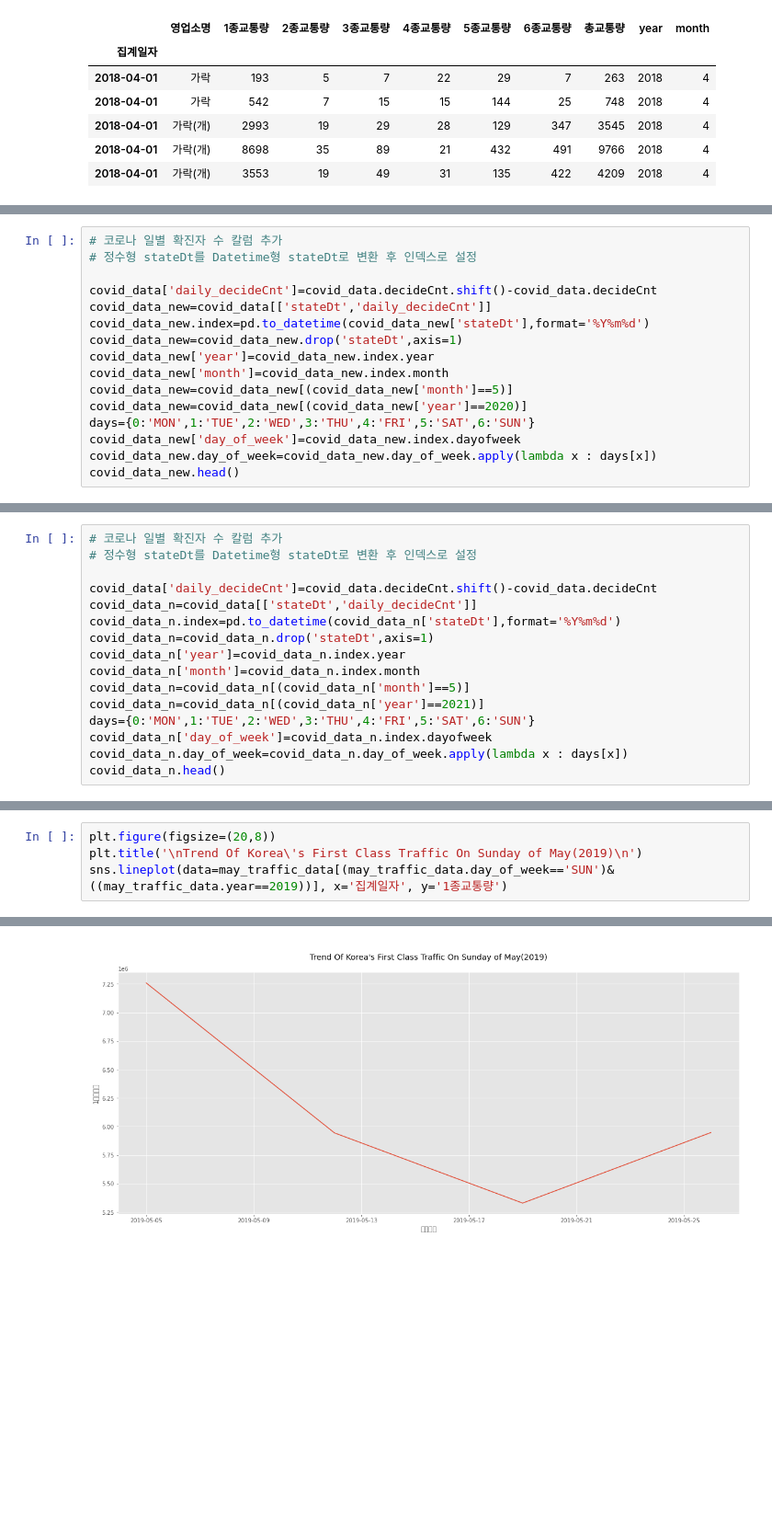
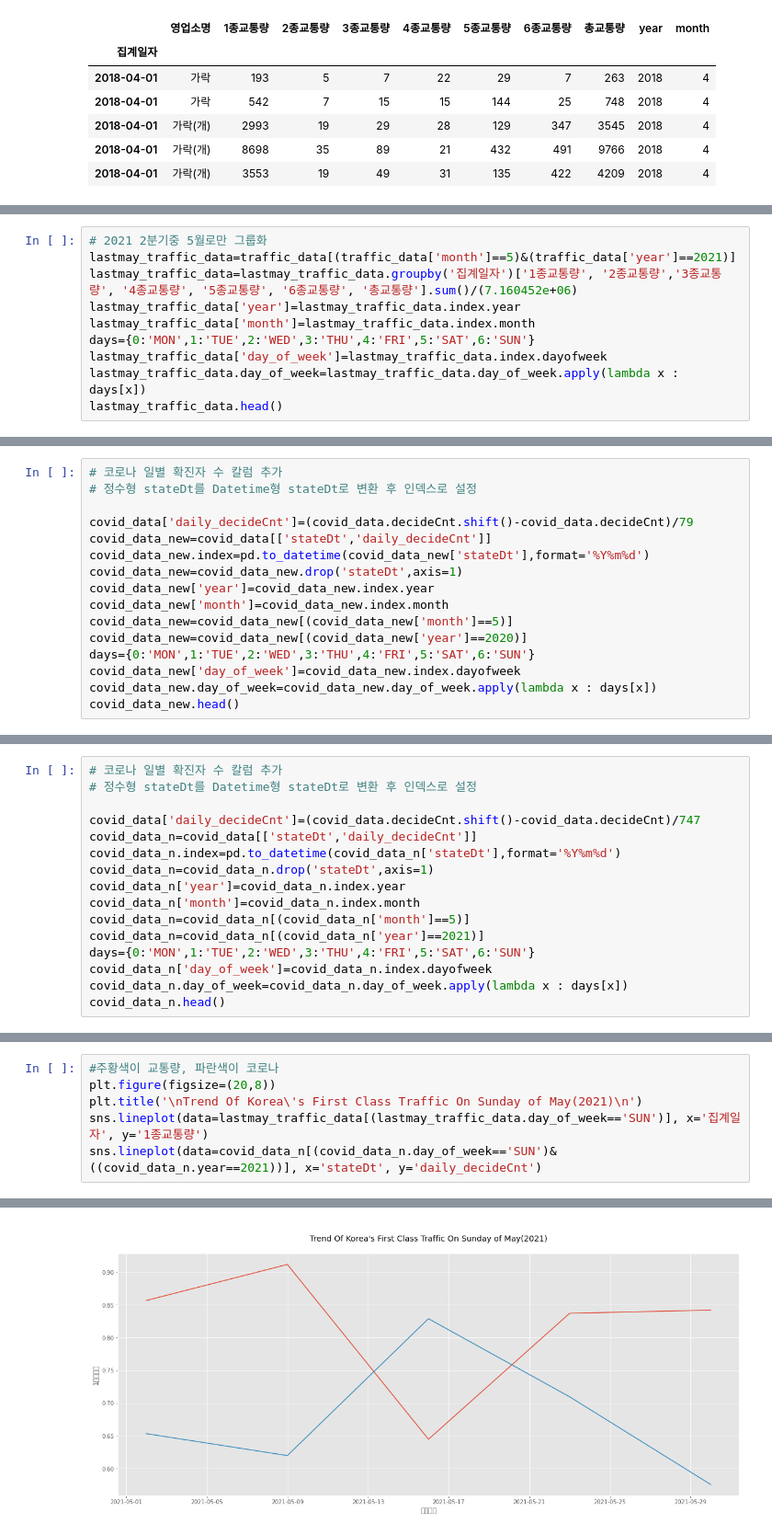
Before and after one commit to WooShangHyeon/damentor_3, a Jupyter notebook: Woo.ipynb, the cells around one changed output, grey strips where cells are left out. Shown at 92% size. Cells and saved outputs as stored; diff of their text form; blank space fills up the shorter version.

```diff
--- a/Woo.ipynb
+++ b/Woo.ipynb
@@ -86,0 +81,10 @@ sns.barplot(x='month', y='1종교통량',hue='year',data=may_traffic_data)
+# %%
+# 2021 2분기중 5월로만 그룹화
+lastmay_traffic_data=traffic_data[(traffic_data['month']==5)&(traffic_data['year']==2021)]
+lastmay_traffic_data=lastmay_traffic_data.groupby('집계일자')['1종교통량', '2종교통량','3종교통량', '4종교통량', '5종교통량', '6종교통량', '총교통량'].sum()/(7.160452e+06)
+lastmay_traffic_data['year']=lastmay_traffic_data.index.year
+lastmay_traffic_data['month']=lastmay_traffic_data.index.month
+days={0:'MON',1:'TUE',2:'WED',3:'THU',4:'FRI',5:'SAT',6:'SUN'}
+lastmay_traffic_data['day_of_week']=lastmay_traffic_data.index.dayofweek
+lastmay_traffic_data.day_of_week=lastmay_traffic_data.day_of_week.apply(lambda x : days[x])
+lastmay_traffic_data.head()
@@ -98,7 +112,7 @@ covid_data.head()
 # 코로나 일별 확진자 수 칼럼 추가
 # 정수형 stateDt를 Datetime형 stateDt로 변환 후 인덱스로 설정
 
-covid_data['daily_decideCnt']=covid_data.decideCnt.shift()-covid_data.decideCnt
+covid_data['daily_decideCnt']=(covid_data.decideCnt.shift()-covid_data.decideCnt)/79
 covid_data_new=covid_data[['stateDt','daily_decideCnt']]
 covid_data_new.index=pd.to_datetime(covid_data_new['stateDt'],format='%Y%m%d')
 covid_data_new=covid_data_new.drop('stateDt',axis=1)
@@ -122,7 +136,7 @@ covid_data_new.head()
 # 코로나 일별 확진자 수 칼럼 추가
 # 정수형 stateDt를 Datetime형 stateDt로 변환 후 인덱스로 설정
 
-covid_data['daily_decideCnt']=covid_data.decideCnt.shift()-covid_data.decideCnt
+covid_data['daily_decideCnt']=(covid_data.decideCnt.shift()-covid_data.decideCnt)/747
 covid_data_n=covid_data[['stateDt','daily_decideCnt']]
 covid_data_n.index=pd.to_datetime(covid_data_n['stateDt'],format='%Y%m%d')
 covid_data_n=covid_data_n.drop('stateDt',axis=1)
@@ -184,5 +193,7 @@ sns.lineplot(data=may_traffic_data[(may_traffic_data.day_of_week=='SUN')&((may_t
 # %%
+#주황색이 교통량, 파란색이 코로나
 plt.figure(figsize=(20,8))
-plt.title('\nTrend Of Korea\'s First Class Traffic On Sunday of May(2019)\n')
-sns.lineplot(data=may_traffic_data[(may_traffic_data.day_of_week=='SUN')&((may_traffic_data.year==2019))], x='집계일자', y='1종교통량')
+plt.title('\nTrend Of Korea\'s First Class Traffic On Sunday of May(2021)\n')
+sns.lineplot(data=lastmay_traffic_data[(lastmay_traffic_data.day_of_week=='SUN')], x='집계일자', y='1종교통량')
+sns.lineplot(data=covid_data_n[(covid_data_n.day_of_week=='SUN')&((covid_data_n.year==2021))], x='stateDt', y='daily_decideCnt')
 # %% [output]
@@ -190 +201 @@ sns.lineplot(data=may_traffic_data[(may_traffic_data.day_of_week=='SUN')&((may_t
-[figure, old version]
+[figure, new version]
```
Also changed, not shown: parts of 38 cells of this notebook.
